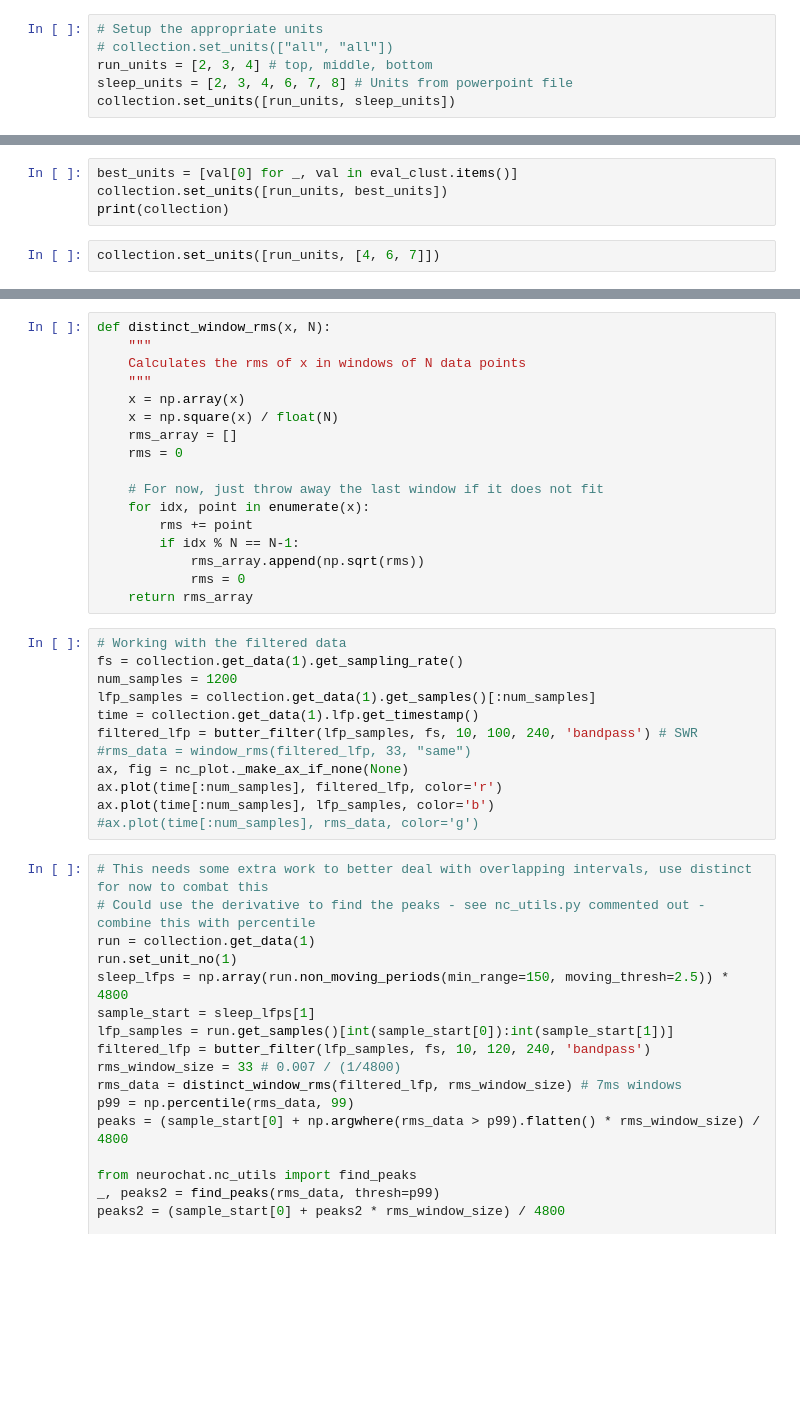
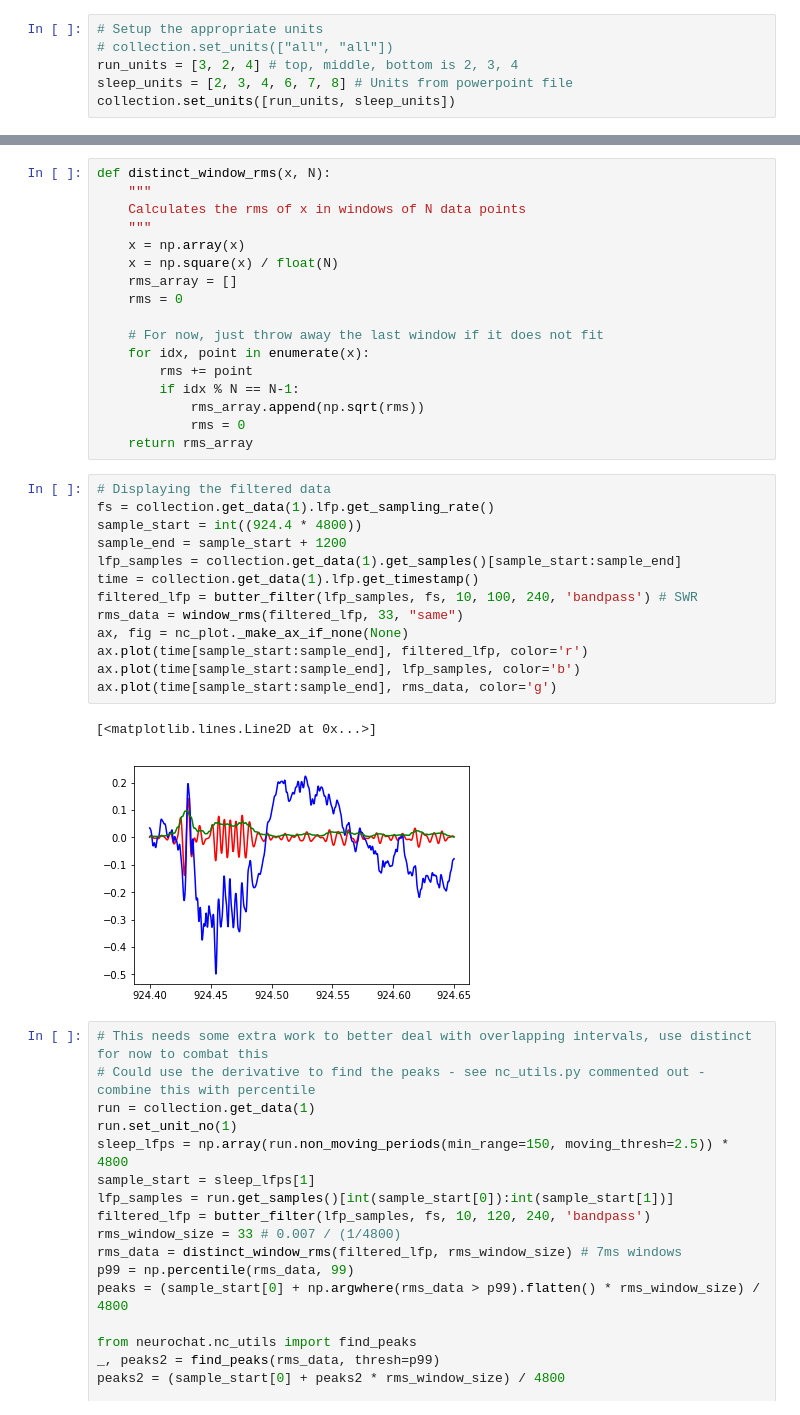
Before and after one commit to shanemomara/omaraneurolab, a Jupyter notebook: notebooks/ReplayAnalysis.ipynb, the cells around one changed output, grey strips where cells are left out. Saved outputs shown, nothing was run; the diff lists cells and outputs as text; blank space fills up the shorter version.

```diff
--- a/notebooks/ReplayAnalysis.ipynb
+++ b/notebooks/ReplayAnalysis.ipynb
@@ -74,7 +75,7 @@ nclust2 = NClust()
 # %%
 # Setup the appropriate units
 # collection.set_units(["all", "all"])
-run_units = [2, 3, 4] # top, middle, bottom
+run_units = [3, 2, 4] # top, middle, bottom is 2, 3, 4
 sleep_units = [2, 3, 4, 6, 7, 8] # Units from powerpoint file
 collection.set_units([run_units, sleep_units])
 # %%
@@ -82,6 +93,0 @@ eval_clust = nca.evaluate_clusters(collection, 0, 1)
-# %%
-best_units = [val[0] for _, val in eval_clust.items()]
-collection.set_units([run_units, best_units])
-print(collection)
-# %%
-collection.set_units([run_units, [4, 6, 7]])
@@ -119,17 +142,21 @@ def distinct_window_rms(x, N):
             rms = 0
     return rms_array
 # %%
-# Working with the filtered data
-fs = collection.get_data(1).get_sampling_rate()
-num_samples = 1200
-lfp_samples = collection.get_data(1).get_samples()[:num_samples]
+# Displaying the filtered data
+fs = collection.get_data(1).lfp.get_sampling_rate()
+sample_start = int((924.4 * 4800))
+sample_end = sample_start + 1200
+lfp_samples = collection.get_data(1).get_samples()[sample_start:sample_end]
 time = collection.get_data(1).lfp.get_timestamp()
 filtered_lfp = butter_filter(lfp_samples, fs, 10, 100, 240, 'bandpass') # SWR
-#rms_data = window_rms(filtered_lfp, 33, "same")
+rms_data = window_rms(filtered_lfp, 33, "same")
 ax, fig = nc_plot._make_ax_if_none(None)
-ax.plot(time[:num_samples], filtered_lfp, color='r')
-ax.plot(time[:num_samples], lfp_samples, color='b')
-#ax.plot(time[:num_samples], rms_data, color='g')
+ax.plot(time[sample_start:sample_end], filtered_lfp, color='r')
+ax.plot(time[sample_start:sample_end], lfp_samples, color='b')
+ax.plot(time[sample_start:sample_end], rms_data, color='g')
+# %% [output]
+[<matplotlib.lines.Line2D at 0x...>]
+[figure, added]
 # %%
 # This needs some extra work to better deal with overlapping intervals, use distinct for now to combat this
 # Could use the derivative to find the peaks - see nc_utils.py commented out - combine this with percentile
```
Also changed, not shown: parts of 19 cells of this notebook, 3 other files.
